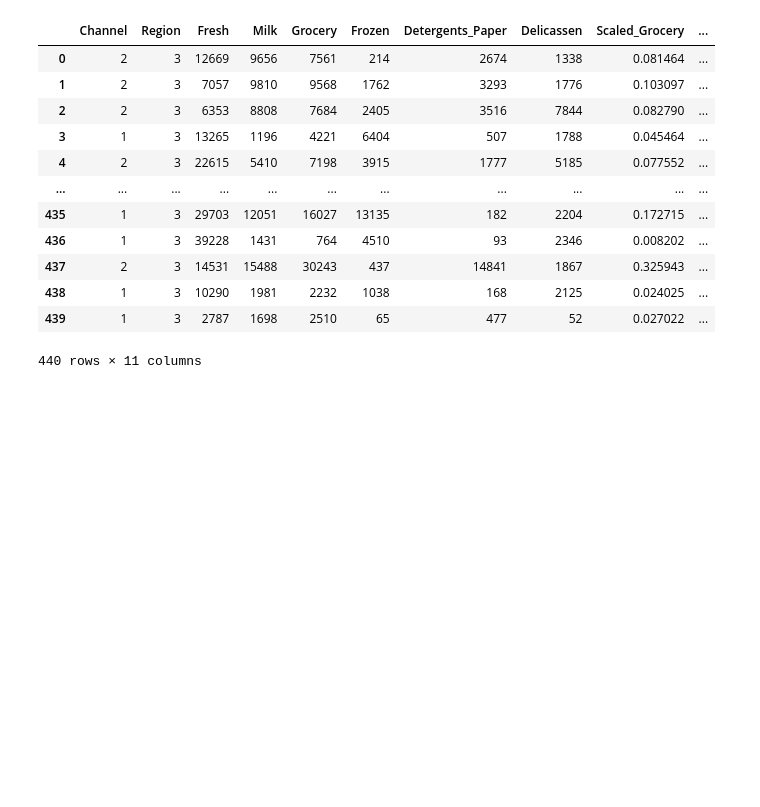
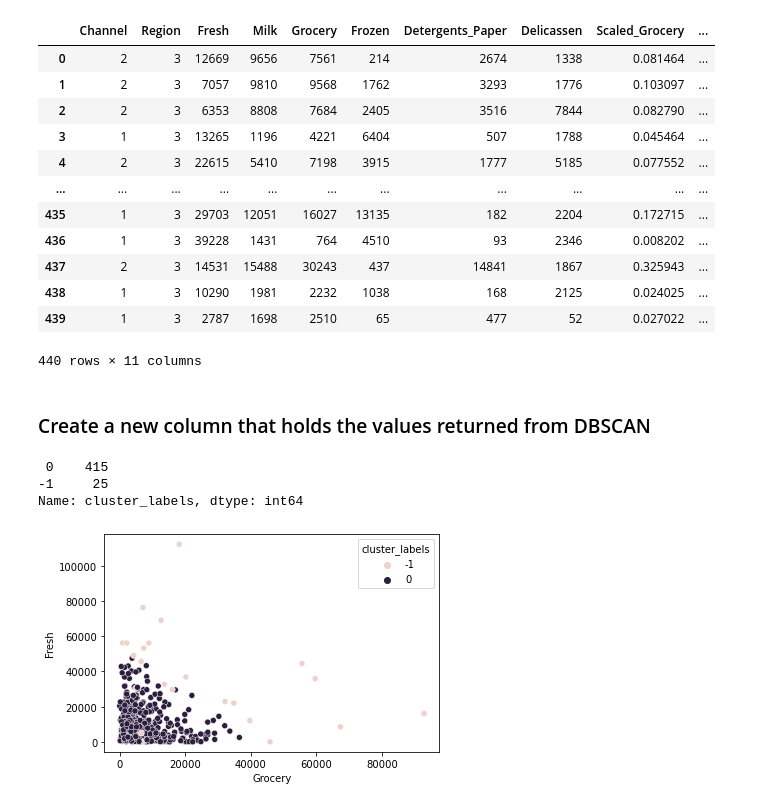
Before and after one commit to brentschriver/anomaly-detection-exercises, a Jupyter notebook: clustering-based-anomaly-detection-notes.ipynb, the cells around one changed output. Saved outputs shown, nothing was run; the diff lists cells and outputs as text; code cells hidden in the pictures; blank space fills up the shorter version.

```diff
--- a/clustering-based-anomaly-detection-notes.ipynb
+++ b/clustering-based-anomaly-detection-notes.ipynb
@@ -93,19 +110,19 @@ array([[0.08146416, 0.13072723, 0.11294004],
 dbsc = DBSCAN(eps = .10, min_samples = 20)
 
 # Fit the DBSCAN object on the grocery-milk-fresh
-dbsc.fit(grocery_milk_fresh)
+dbsc.fit(grocery_frozen_fresh)
 # %% [output]
 DBSCAN(eps=0.1, min_samples=20)
 # %%
 # Add the scaled dataframe back to the original dataframe.
-columns = ['Grocery','Milk','Fresh']
+columns = ['Grocery','Frozen','Fresh']
 scaled_columns = ['Scaled_' + column for column in columns]
 
 # Create a copy of the original dataframe for a quick and easy restart.
 original_df = df.copy()
 
 # Create a dataframe containing the scaled values.
-scaled_df = pd.DataFrame(grocery_milk_fresh, columns=scaled_columns)
+scaled_df = pd.DataFrame(grocery_frozen_fresh, columns=scaled_columns)
 
 # Merge the scaled dataframe to the original dataframe.
 df = df.merge(scaled_df, on=df.index)
@@ -126,5 +143,17 @@ df
 | 438 | 1 | 3 | 10290 | 1981 | 2232 | 1038 | 168 | 2125 | 0.024025 | ... |
 | 439 | 1 | 3 | 2787 | 1698 | 2510 | 65 | 477 | 52 | 0.027022 | ... |
 440 rows × 11 columns
-# %% [markdown]
-###
+# %% [markdown]
+### Create a new column that holds the values returned from DBSCAN
+# %%
+df['cluster_labels'] = dbsc.labels_
+# %%
+df.cluster_labels.value_counts()
+# %% [output]
+ 0    415
+-1     25
+Name: cluster_labels, dtype: int64
+# %%
+sns.scatterplot(df.Grocery, df.Fresh, hue=df.cluster_labels);
+# %% [output]
+[figure, added]
```
Also changed, not shown: parts of 12 cells of this notebook, 2 other files.
